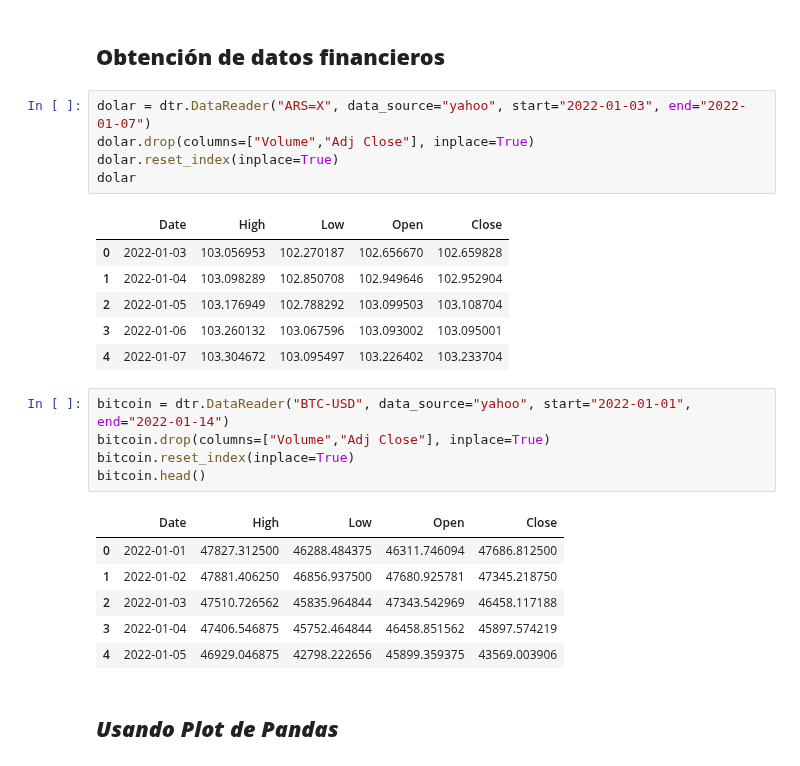
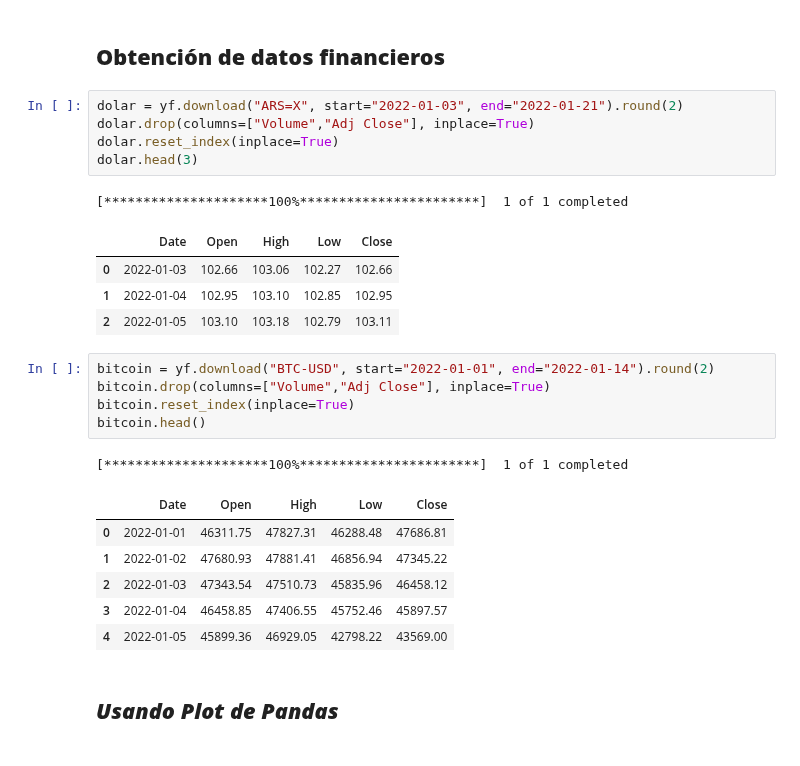
Before and after one commit to cristiandarioortegayubro/BA, a Jupyter notebook: pd_04.ipynb, the cells around one changed output. Saved outputs shown, nothing was run; the diff lists cells and outputs as text.

```diff
--- a/pd_04.ipynb
+++ b/pd_04.ipynb
@@ -175,29 +146,29 @@ clientes.plot("","IMPORTEMONTRANSACCION",
 # %% [markdown]
 ## **Obtención de datos financieros**
 # %%
-dolar = dtr.DataReader("ARS=X", data_source="yahoo", start="2022-01-03", end="2022-01-07")
+dolar = yf.download("ARS=X", start="2022-01-03", end="2022-01-21").round(2)
 dolar.drop(columns=["Volume","Adj Close"], inplace=True)
 dolar.reset_index(inplace=True)
-dolar
+dolar.head(3)
 # %% [output]
+[*********************100%***********************]  1 of 1 completed
-|  | Date | High | Low | Open | Close |
-| 0 | 2022-01-03 | 103.056953 | 102.270187 | 102.656670 | 102.659828 |
-| 1 | 2022-01-04 | 103.098289 | 102.850708 | 102.949646 | 102.952904 |
-| 2 | 2022-01-05 | 103.176949 | 102.788292 | 103.099503 | 103.108704 |
-| 3 | 2022-01-06 | 103.260132 | 103.067596 | 103.093002 | 103.095001 |
-| 4 | 2022-01-07 | 103.304672 | 103.095497 | 103.226402 | 103.233704 |
+|  | Date | Open | High | Low | Close |
+| 0 | 2022-01-03 | 102.66 | 103.06 | 102.27 | 102.66 |
+| 1 | 2022-01-04 | 102.95 | 103.10 | 102.85 | 102.95 |
+| 2 | 2022-01-05 | 103.10 | 103.18 | 102.79 | 103.11 |
 # %%
-bitcoin = dtr.DataReader("BTC-USD", data_source="yahoo", start="2022-01-01", end="2022-01-14")
+bitcoin = yf.download("BTC-USD", start="2022-01-01", end="2022-01-14").round(2)
 bitcoin.drop(columns=["Volume","Adj Close"], inplace=True)
 bitcoin.reset_index(inplace=True)
 bitcoin.head()
 # %% [output]
+[*********************100%***********************]  1 of 1 completed
-|  | Date | High | Low | Open | Close |
-| 0 | 2022-01-01 | 47827.312500 | 46288.484375 | 46311.746094 | 47686.812500 |
-| 1 | 2022-01-02 | 47881.406250 | 46856.937500 | 47680.925781 | 47345.218750 |
-| 2 | 2022-01-03 | 47510.726562 | 45835.964844 | 47343.542969 | 46458.117188 |
-| 3 | 2022-01-04 | 47406.546875 | 45752.464844 | 46458.851562 | 45897.574219 |
-| 4 | 2022-01-05 | 46929.046875 | 42798.222656 | 45899.359375 | 43569.003906 |
+|  | Date | Open | High | Low | Close |
+| 0 | 2022-01-01 | 46311.75 | 47827.31 | 46288.48 | 47686.81 |
+| 1 | 2022-01-02 | 47680.93 | 47881.41 | 46856.94 | 47345.22 |
+| 2 | 2022-01-03 | 47343.54 | 47510.73 | 45835.96 | 46458.12 |
+| 3 | 2022-01-04 | 46458.85 | 47406.55 | 45752.46 | 45897.57 |
+| 4 | 2022-01-05 | 45899.36 | 46929.05 | 42798.22 | 43569.00 |
 # %% [markdown]
 ## ***Usando Plot de Pandas***
 # %% [markdown]
```
Also changed, not shown: parts of 32 cells of this notebook.
